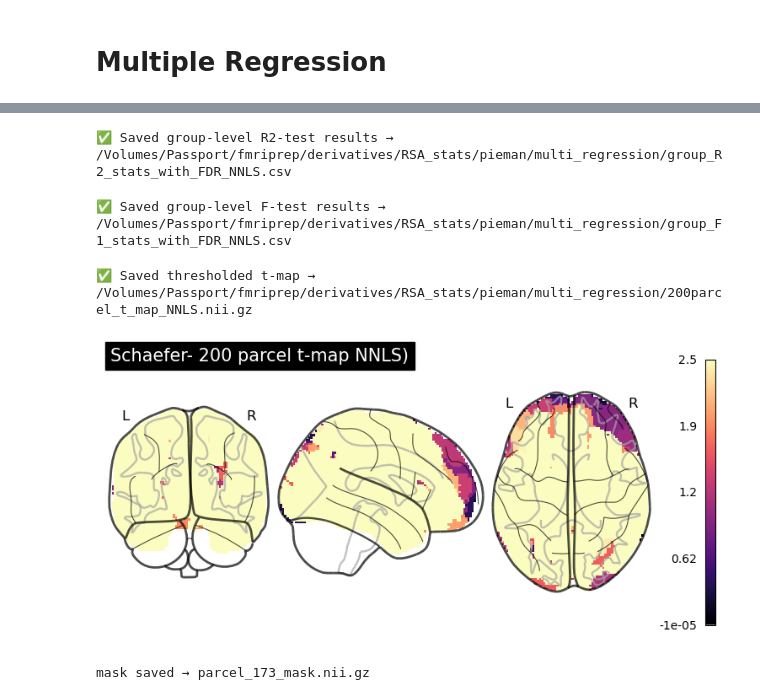
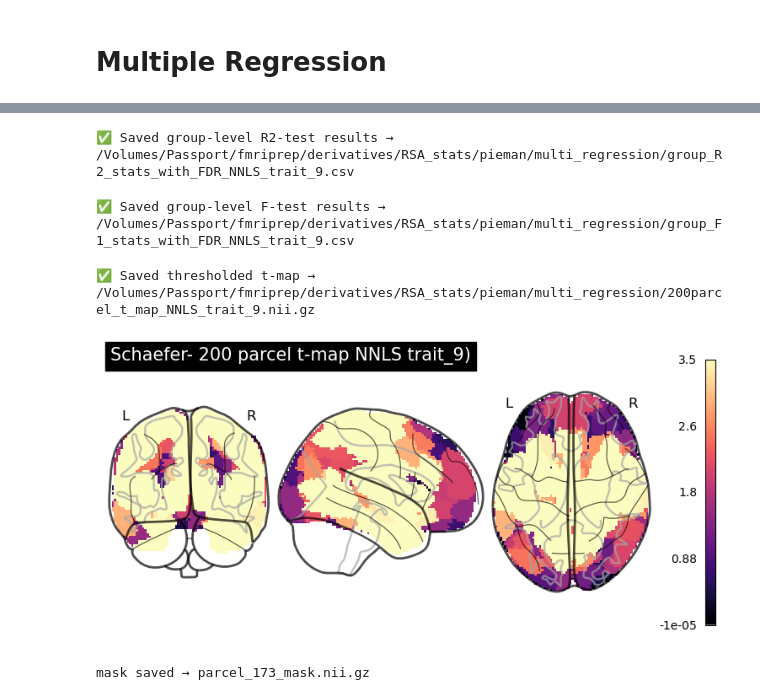
Before and after one commit to wfisher211/narrative-topic-rsa, a Jupyter notebook: PieMan_analysis/Full_Parcel_NNLS_Mult_Reg.ipynb, the cells around one changed output, grey strips where cells are left out. Saved outputs shown, nothing was run; the diff lists cells and outputs as text; code cells hidden in the pictures.

Commit message:
Added 3 new trait models to Multiple Regression code

```diff
--- a/PieMan_analysis/Full_Parcel_NNLS_Mult_Reg.ipynb
+++ b/PieMan_analysis/Full_Parcel_NNLS_Mult_Reg.ipynb
@@ -532,12 +338,12 @@ gr = gr[["parcel_num","parcel_label","t_stat","p_uncorrected","p_fdr"]]
 # save
 out_group = os.path.join(
     deriv_dir, "RSA_stats", STIMULUS_LABEL_SAVE_STRING,
-    "multi_regression", "group_R2_stats_with_FDR_NNLS.csv"
+    "multi_regression", f"group_R2_stats_with_FDR_NNLS_{model_key}.csv"
 )
 gr.to_csv(out_group, index=False)
 print(f"✅ Saved group‐level R2‐test results → {out_group}")
 # %% [output]
-✅ Saved group‐level R2‐test results → /Volumes/Passport/fmriprep/derivatives/RSA_stats/pieman/multi_regression/group_R2_stats_with_FDR_NNLS.csv
+✅ Saved group‐level R2‐test results → /Volumes/Passport/fmriprep/derivatives/RSA_stats/pieman/multi_regression/group_R2_stats_with_FDR_NNLS_trait_9.csv
 # %%
 
 
@@ -545,7 +351,7 @@ print(f"✅ Saved group‐level R2‐test results → {out_group}")
 records = []
 pattern = os.path.join(
     deriv_dir, "RSA_stats", STIMULUS_LABEL_SAVE_STRING,
-    "multi_regression", "*_multi_parcel_RSA_NNLS.csv"
+    "multi_regression", f"*_multi_parcel_RSA_NNLS_{model_key}.csv"
 )
 for fn in glob.glob(pattern):
     df = pd.read_csv(fn, usecols=["subject","run","parcel_num","f_stat"])
@@ -574,12 +380,12 @@ gr = gr[["parcel_num","parcel_label","t_stat","p_uncorrected","p_fdr"]]
 # save
 out_group = os.path.join(
     deriv_dir, "RSA_stats", STIMULUS_LABEL_SAVE_STRING,
-    "multi_regression", "group_F1_stats_with_FDR_NNLS.csv"
+    "multi_regression", f"group_F1_stats_with_FDR_NNLS_{model_key}.csv"
 )
 gr.to_csv(out_group, index=False)
 print(f"✅ Saved group‐level F‐test results → {out_group}")
 # %% [output]
-✅ Saved group‐level F‐test results → /Volumes/Passport/fmriprep/derivatives/RSA_stats/pieman/multi_regression/group_F1_stats_with_FDR_NNLS.csv
+✅ Saved group‐level F‐test results → /Volumes/Passport/fmriprep/derivatives/RSA_stats/pieman/multi_regression/group_F1_stats_with_FDR_NNLS_trait_9.csv
 # %%
 # ─── PARAMETERS ───────────────────────────────────────────────────────────
 n_rois = 200
@@ -588,10 +394,10 @@ resolution_mm = 2
 # fdr_alpha = 0.05     # threshold for p_fdr
 
 # input CSV from group‐level t-test against F=1
-group_csv = "/Volumes/Passport/fmriprep/derivatives/RSA_stats/pieman/multi_regression/group_F1_stats_with_FDR_NNLS.csv"
+group_csv = f"/Volumes/Passport/fmriprep/derivatives/RSA_stats/pieman/multi_regression/group_F1_stats_with_FDR_NNLS_{model_key}.csv"
 
 # output map filename
-out_nii  = f"{n_rois}_parcel_t_map_NNLS.nii.gz"
+out_nii  = f"{n_rois}_parcel_t_map_NNLS_{model_key}.nii.gz"
 
 # ─── 1) LOAD & THRESHOLD ─────────────────────────────────────────────────
 gr = pd.read_csv(group_csv)
@@ -617,37 +423,37 @@ t_map = np.zeros_like(atlas_data, dtype=float)
 for _, row in gr.iterrows():
     pid    = int(row["parcel_num"])
     tstat  = float(row["t_stat"])
     t_map[atlas_data == pid] = tstat
 
 # ─── 4) SAVE OUT NIfTI ───────────────────────────────────────────────────
 out_dir = os.path.join(
     deriv_dir,
     "RSA_stats",
     STIMULUS_LABEL_SAVE_STRING,   # no {…}
     "multi_regression",           # no {…}
 )
 os.makedirs(out_dir, exist_ok=True)
 
 out_nii = os.path.join(
     out_dir,
-    f"{n_rois}parcel_t_map_NNLS.nii.gz"
+    f"{n_rois}parcel_t_map_NNLS_{model_key}.nii.gz"
 )
 new_img = nib.Nifti1Image(t_map, atlas_img.affine, atlas_img.header)
 nib.save(new_img, out_nii)
 print("✅ Saved thresholded t-map →", out_nii)
 
 # ─── 5) PLOT (GLASS BRAIN) ────────────────────────────────────────────────
 plotting.plot_glass_brain(
     out_nii,
     # threshold =5.0,      # set t threshold for more or less conservative display
     cmap="magma",
     colorbar=True,
-    title=f"Schaefer- {n_rois} parcel t-map NNLS)"
+    title=f"Schaefer- {n_rois} parcel t-map NNLS {model_key})"
 )
 plotting.show()
 # %% [output]
-✅ Saved thresholded t-map → /Volumes/Passport/fmriprep/derivatives/RSA_stats/pieman/multi_regression/200parcel_t_map_NNLS.nii.gz
+✅ Saved thresholded t-map → /Volumes/Passport/fmriprep/derivatives/RSA_stats/pieman/multi_regression/200parcel_t_map_NNLS_trait_9.nii.gz
-[figure, old version]
+[figure, new version]
 # %%
 import nibabel as nib
 import numpy as np
```
Also changed, not shown: parts of 9 cells of this notebook, 2 other files.
